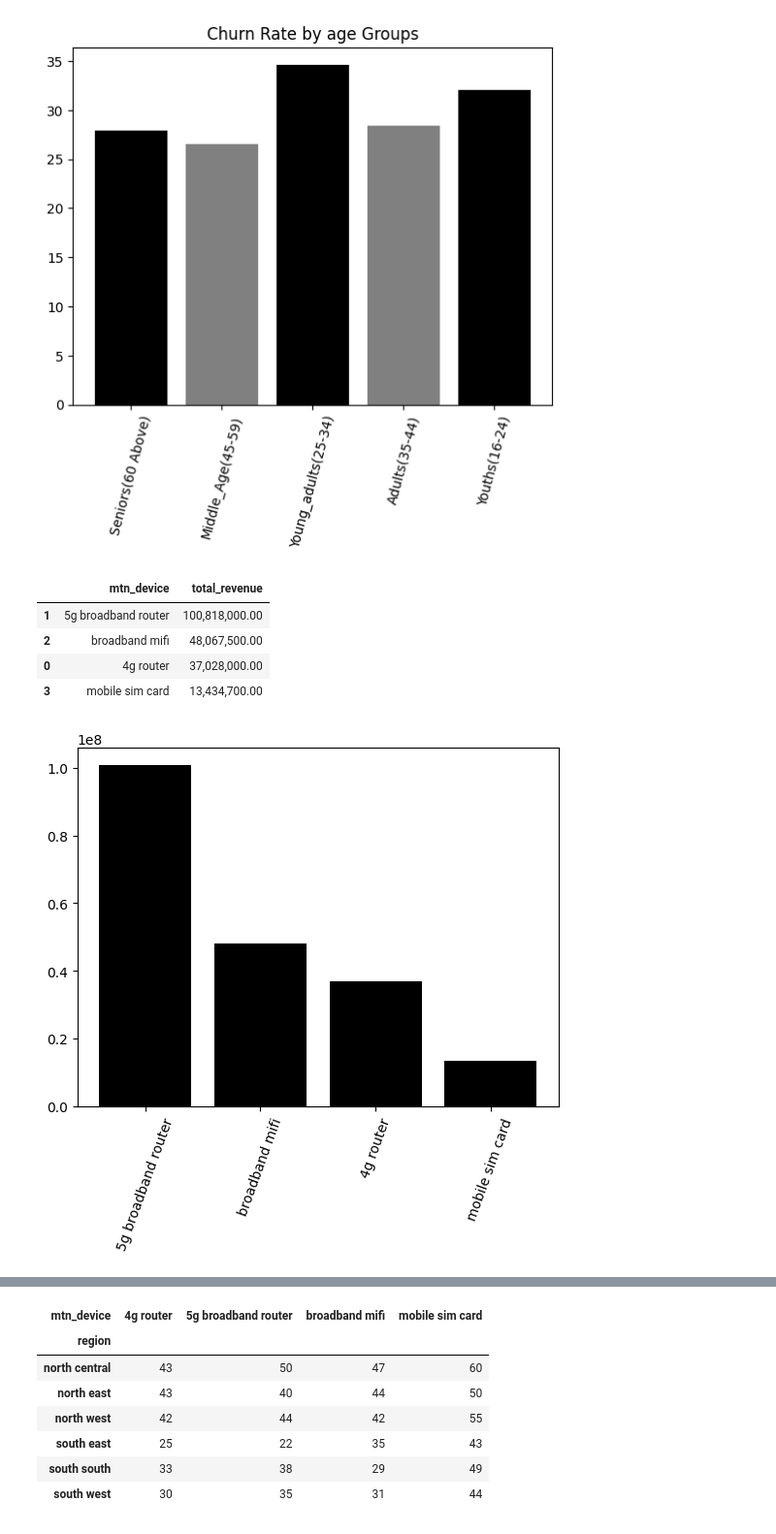
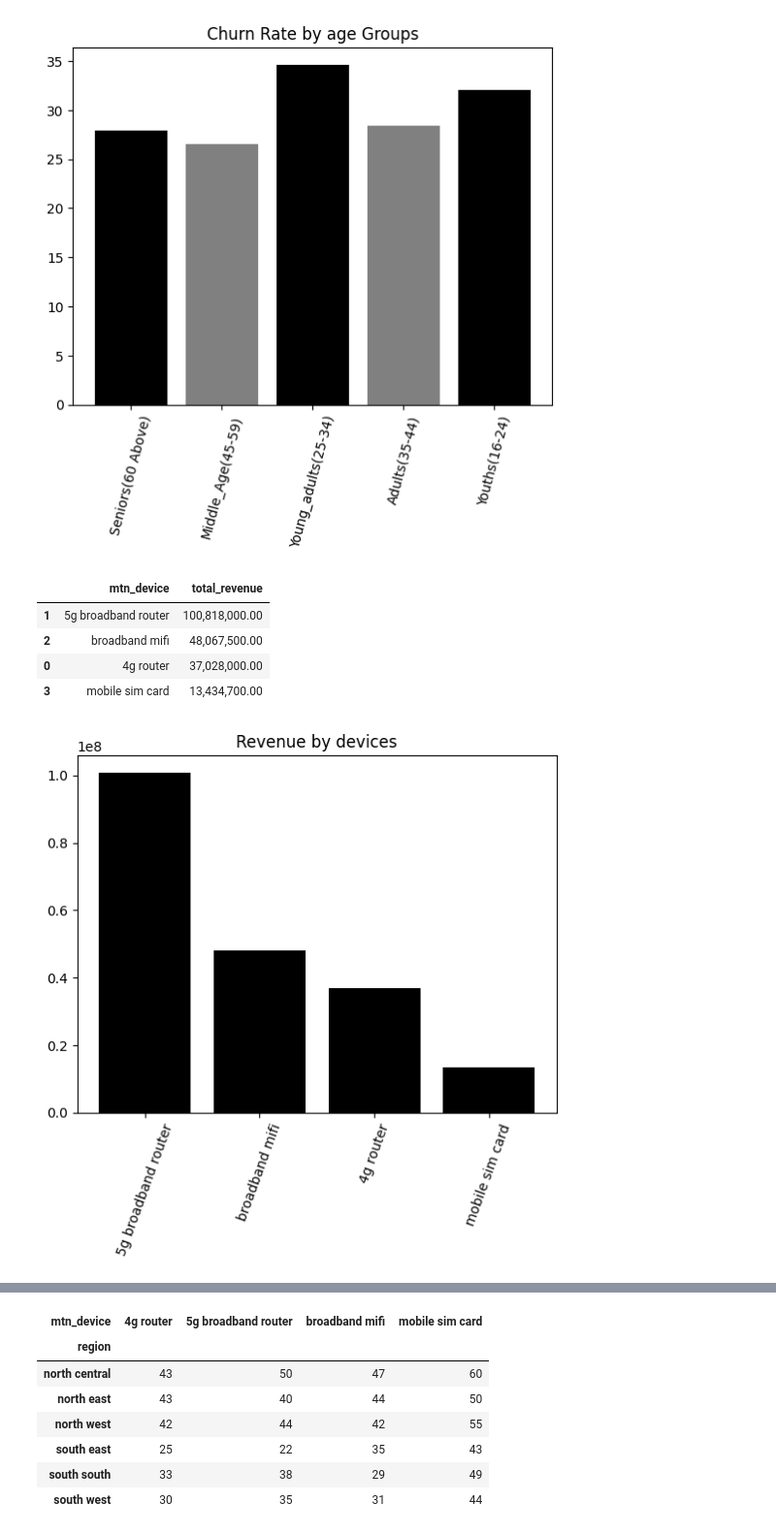
Before and after one commit to iamdrmeka/mtn_churn_new, a Jupyter notebook: mtn_churn.ipynb, the cells around one changed output, grey strips where cells are left out. Shown at 97% size. Saved outputs shown, nothing was run; the diff lists cells and outputs as text; code cells hidden in the pictures.

```diff
--- a/mtn_churn.ipynb
+++ b/mtn_churn.ipynb
@@ -309,18 +309,19 @@ plt.show()
 # %%
 # revenue by MTN DEVICE
 
 mtn_Device = df.groupby('mtn_device')['total_revenue'].sum().reset_index().sort_values(by='total_revenue', ascending=False)
 plt.bar(mtn_Device['mtn_device'], mtn_Device['total_revenue'], color='black')
 plt.xticks(rotation=70)
+plt.title('Revenue by devices')
 mtn_Device['total_revenue'] = mtn_Device['total_revenue'].apply(lambda x: f'{x:,.2f}')
 mtn_Device
 # %% [output]
 |  | mtn_device | total_revenue |
 | 1 | 5g broadband router | 100,818,000.00 |
 | 2 | broadband mifi | 48,067,500.00 |
 | 0 | 4g router | 37,028,000.00 |
 | 3 | mobile sim card | 13,434,700.00 |
-[figure, old version]
+[figure, new version]
 # %%
 #Count device usage
 mtn_Device_count = df.groupby('mtn_device')['customer_id'].count().reset_index().sort_values(by='customer_id', ascending=False)
```
Also changed, not shown: parts of 5 cells of this notebook, 21 other files.
